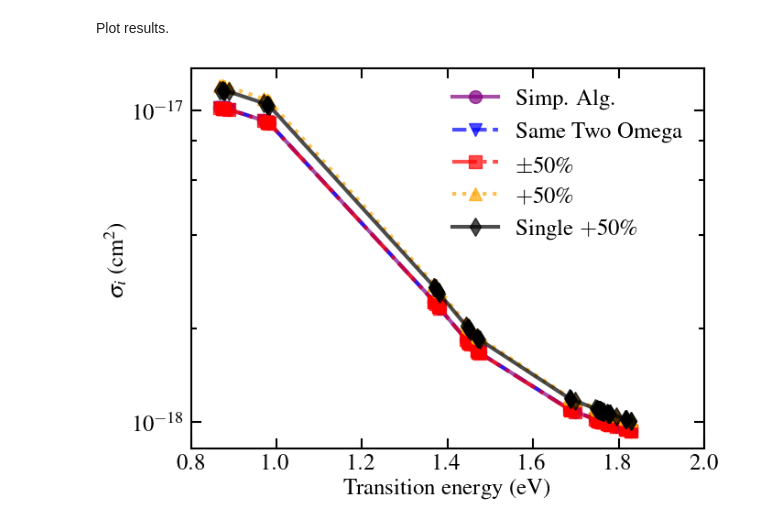
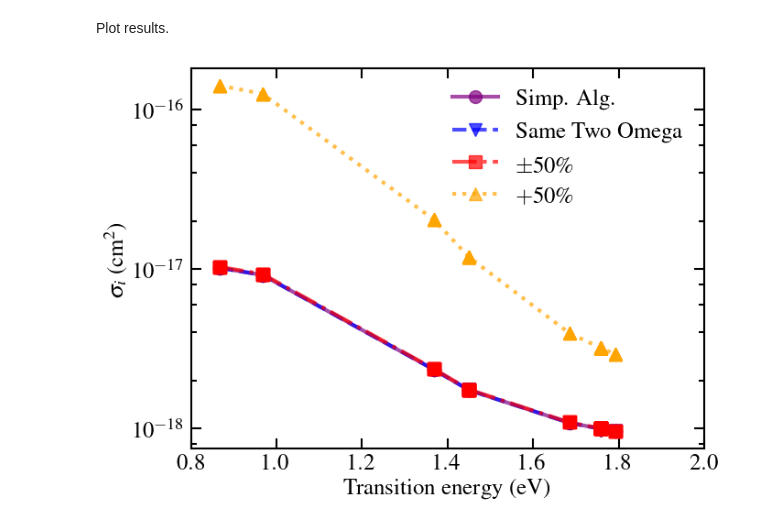
Before and after one commit to laurarnichols/CrossSectionCalculations, a Jupyter notebook: TimeDomainPaper/SiVH3/results/SmearCrossSectionWithVg.ipynb, the cells around one changed output. Saved outputs shown, nothing was run; the diff lists cells and outputs as text; code cells hidden in the pictures.

```diff
--- a/TimeDomainPaper/SiVH3/results/SmearCrossSectionWithVg.ipynb
+++ b/TimeDomainPaper/SiVH3/results/SmearCrossSectionWithVg.ipynb
@@ -30,13 +30,13 @@ A Gaussian is defined for each `y` value, centered at the corresponding `x` valu
 
 *Points with a zero group velocity are given a weight of zero.*
 # %%
-def gaussian_smearing_with_vg(x, y, vgs,scale):
+def gaussian_smearing_with_vg(x, xRaw, y, vgs,scale):
     sigmas = [HBAR * vg * DK*scale for vg in vgs]  # Calculate sigmas based on group velocities
-    smeared_y = np.zeros_like(y)
+    smeared_y = np.zeros_like(x)
     for i, xi in enumerate(x):
         new_y = 0
         tot_wt = 0
-        for y_i, sigma, mu in zip(y, sigmas, x):
+        for y_i, sigma, mu in zip(y, sigmas, xRaw):
             if sigma != 0:
                 wt = gaussian(xi, sigma, mu)
             else:
@@ -55,15 +55,15 @@ isp = 1
 # %% [markdown]
 Read in the plotting energy from the energy table files for all k-points.
 # %%
-ENERGY_PATH = '../posToNeut/EnergyTabulator/'
+ENERGY_PATH = '../posToNeut/EnergyTabulator/perfectEigs'
 
 dEPlot = []
 
 # Read energies for each k-point
 for ik in range(num_k_points):
-    file_path = f'{ENERGY_PATH}/energyTable.{isp}.{ik+1}'
-    energyTable_k = np.loadtxt(file_path, skiprows=8)
-    dEPlot.append(energyTable_k[:,5])
+    file_path = f'{ENERGY_PATH}/dEPlot.{isp}.{ik+1}'
+    energyTable_k = np.loadtxt(file_path, skiprows=1)
+    dEPlot.append(energyTable_k[:,1])
 
 
 dEPlot = np.array(dEPlot)
@@ -452,7 +454,7 @@ plt.semilogy(dEPlot[0], sigma_simpAlg_smeared, color='purple', label='Simp. Alg.
 plt.semilogy(dEPlot[0], sigma_sameTwoOmega_smeared, color='blue', label='Same Two Omega', linewidth=3, marker='v', markersize=10, linestyle='--', alpha=0.7)
 plt.semilogy(dEPlot[0], sigma_twoDiff50_smeared, color='red', label='$\pm 50\%$', linewidth=3, marker='s', markersize=10, linestyle='-.', alpha=0.7)
 plt.semilogy(dEPlot[0], sigma_plus50_smeared, color='orange', label='$+50\%$', linewidth=3, marker='^', markersize=10, linestyle=':', alpha=0.7)
-plt.semilogy(dEPlot[0], sigma_singlePlus50_smeared, color='black', label='Single $+50\%$', linewidth=3, marker='d', markersize=10, linestyle='-', alpha=0.7)
+#plt.semilogy(dEPlot[0], sigma_singlePlus50_smeared, color='black', label='Single $+50\%$', linewidth=3, marker='d', markersize=10, linestyle='-', alpha=0.7)
 
 # Labels
 plt.xlabel('Transition energy (eV)', fontsize=18)
@@ -461,31 +463,31 @@ plt.ylabel('$\sigma_i$ (cm$^2$)', fontsize=18)
 # Plot formatting
 plt.legend(loc='upper right', fontsize=18, frameon=False)  # Move the legend to the top right and increase font size
 plt.xticks(fontsize=18)  # Increase x-axis tick font size
 plt.yticks(fontsize=18)  # Increase y-axis tick font size
 #plt.ylim(1e-21,1e-17)
 plt.xlim(0.8,2.0)
 ax = plt.gca()
 ax.spines['top'].set_linewidth(1.5)   # Top border
 ax.spines['right'].set_linewidth(1.5) # Right border
 ax.spines['bottom'].set_linewidth(1.5)  # Bottom border (default width)
 ax.spines['left'].set_linewidth(1.5)    # Left border (default width)
 ax.tick_params(axis='both',  # Apply to both x and y axes
                which='minor',  # Apply to both major and minor ticks
                direction='in',  # Tick direction (inward and outward)
                width=1.5,  # Thickness of the tick marks
                length=4, # Length of the tick marks
                bottom=True, top=True, left=True, right=True)
 ax.tick_params(axis='both',  # Apply to both x and y axes
                which='major',  # Apply to both major and minor ticks
                direction='in',  # Tick direction (inward and outward)
                width=1.5,  # Thickness of the tick marks
                length=8, # Length of the tick marks
                bottom=True, top=True, left=True, right=True)
 locmin = ticker.LogLocator(base=10.0,subs=(0.2,0.4,0.6,0.8),numticks=12)
 ax.yaxis.set_minor_locator(locmin)
 ax.yaxis.set_minor_formatter(ticker.NullFormatter())
 plt.tight_layout()
 plt.savefig('SiVH3_diffOmegaComp_20240530Laura.png',dpi=1200)
 plt.show()
 # %% [output]
-[figure, old version]
+[figure, new version]
```
Also changed, not shown: parts of 7 cells of this notebook, 13 other files.
